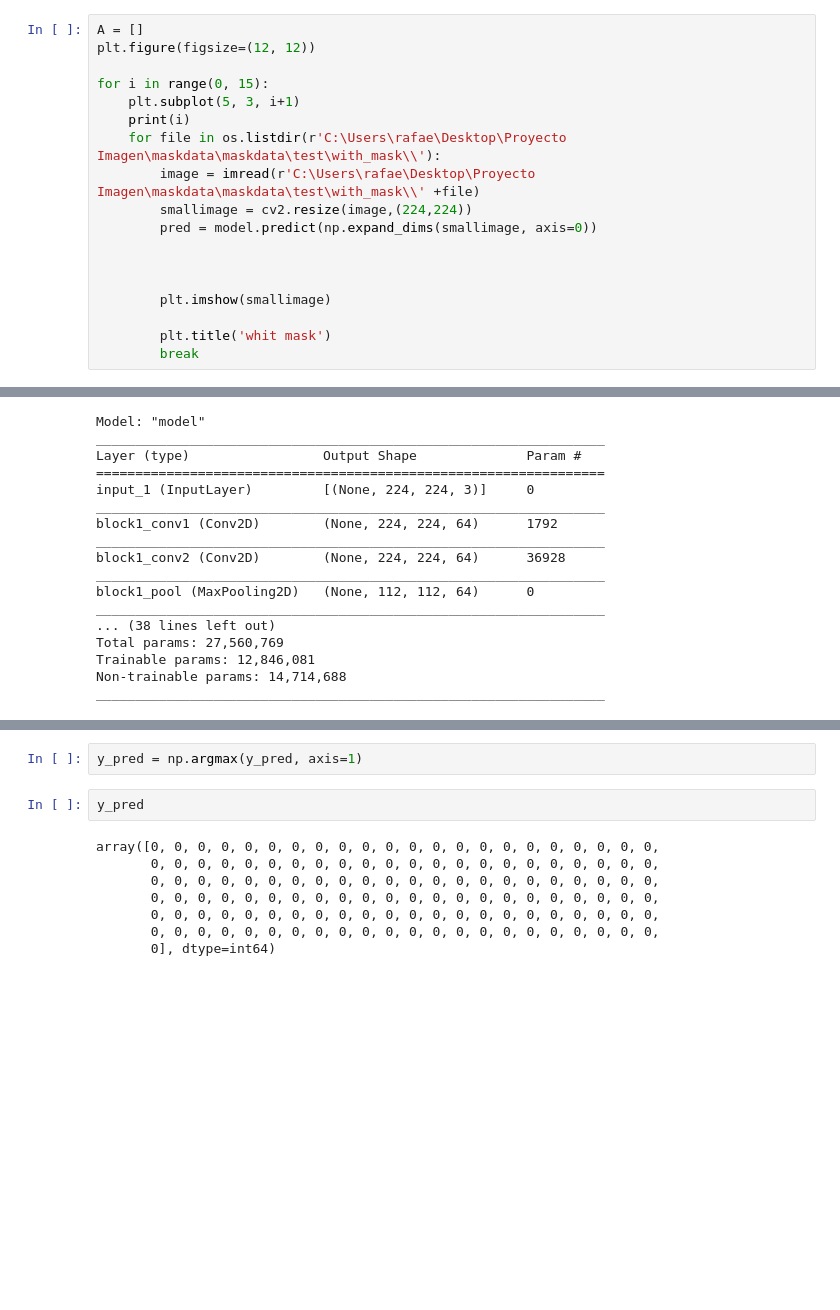
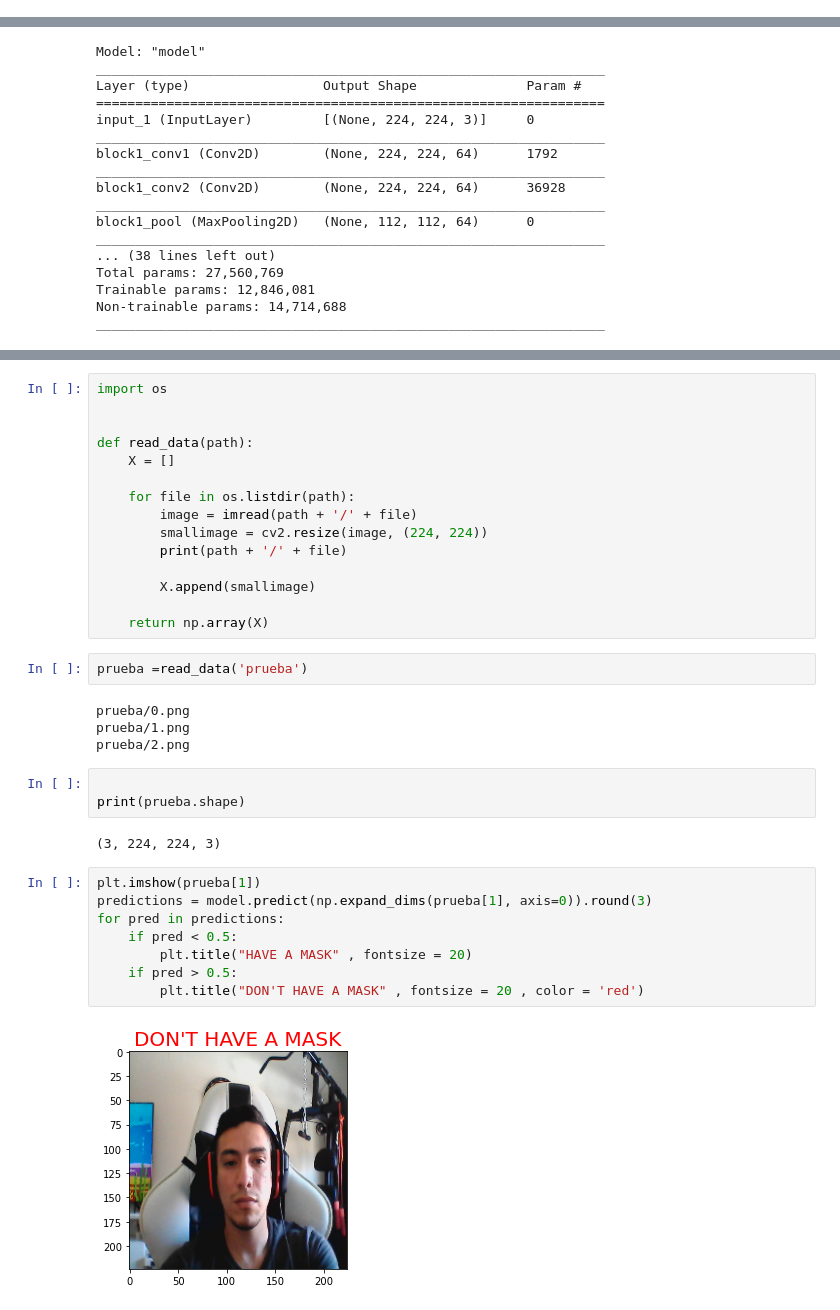
Before and after one commit to RafaelQuintero/detector_mask, a Jupyter notebook: PROYECTO DE IMAGEN.ipynb, the cells around one changed output, grey strips where cells are left out. Drawn from its saved outputs; the diff is of its cells as text; blank space fills up the shorter version.

```diff
--- a/PROYECTO DE IMAGEN.ipynb
+++ b/PROYECTO DE IMAGEN.ipynb
@@ -170,21 +170,3 @@ model.predict(np.expand_dims(X_test[3], axis=0)).round(3)
 array([[0.]], dtype=float32)
 # %%
 model.save("My_model.h5")
-# %%
-A = []
-plt.figure(figsize=(12, 12))
-
-for i in range(0, 15):
-    plt.subplot(5, 3, i+1)
-    print(i)
-    for file in os.listdir(r'C:\Users\rafae\Desktop\Proyecto Imagen\maskdata\maskdata\test\with_mask\\'):
-        image = imread(r'C:\Users\rafae\Desktop\Proyecto Imagen\maskdata\maskdata\test\with_mask\\' +file)
-        smallimage = cv2.resize(image,(224,224))
-        pred = model.predict(np.expand_dims(smallimage, axis=0))
-
-
-
-        plt.imshow(smallimage)
-
-        plt.title('whit mask')
-        break
@@ -371,12 +308,36 @@ len(y_test)
-# %%
-y_pred = np.argmax(y_pred, axis=1)
-# %%
-y_pred
-# %% [output]
-array([0, 0, 0, 0, 0, 0, 0, 0, 0, 0, 0, 0, 0, 0, 0, 0, 0, 0, 0, 0, 0, 0,
-       0, 0, 0, 0, 0, 0, 0, 0, 0, 0, 0, 0, 0, 0, 0, 0, 0, 0, 0, 0, 0, 0,
-       0, 0, 0, 0, 0, 0, 0, 0, 0, 0, 0, 0, 0, 0, 0, 0, 0, 0, 0, 0, 0, 0,
-       0, 0, 0, 0, 0, 0, 0, 0, 0, 0, 0, 0, 0, 0, 0, 0, 0, 0, 0, 0, 0, 0,
-       0, 0, 0, 0, 0, 0, 0, 0, 0, 0, 0, 0, 0, 0, 0, 0, 0, 0, 0, 0, 0, 0,
-       0, 0, 0, 0, 0, 0, 0, 0, 0, 0, 0, 0, 0, 0, 0, 0, 0, 0, 0, 0, 0, 0,
-       0], dtype=int64)
+# %%
+import os
+
+
+def read_data(path):
+    X = []
+
+    for file in os.listdir(path):
+        image = imread(path + '/' + file)
+        smallimage = cv2.resize(image, (224, 224))
+        print(path + '/' + file)
+
+        X.append(smallimage)
+
+    return np.array(X)
+# %%
+prueba =read_data('prueba')
+# %% [output]
+prueba/0.png
+prueba/1.png
+prueba/2.png
+# %%
+
+print(prueba.shape)
+# %% [output]
+(3, 224, 224, 3)
+# %%
+plt.imshow(prueba[1])
+predictions = model.predict(np.expand_dims(prueba[1], axis=0)).round(3)
+for pred in predictions:
+    if pred < 0.5:
+        plt.title("HAVE A MASK" , fontsize = 20)
+    if pred > 0.5:
+        plt.title("DON'T HAVE A MASK" , fontsize = 20 , color = 'red')
+# %% [output]
+[figure, added]
```
Also changed, not shown: parts of 7 cells of this notebook.
